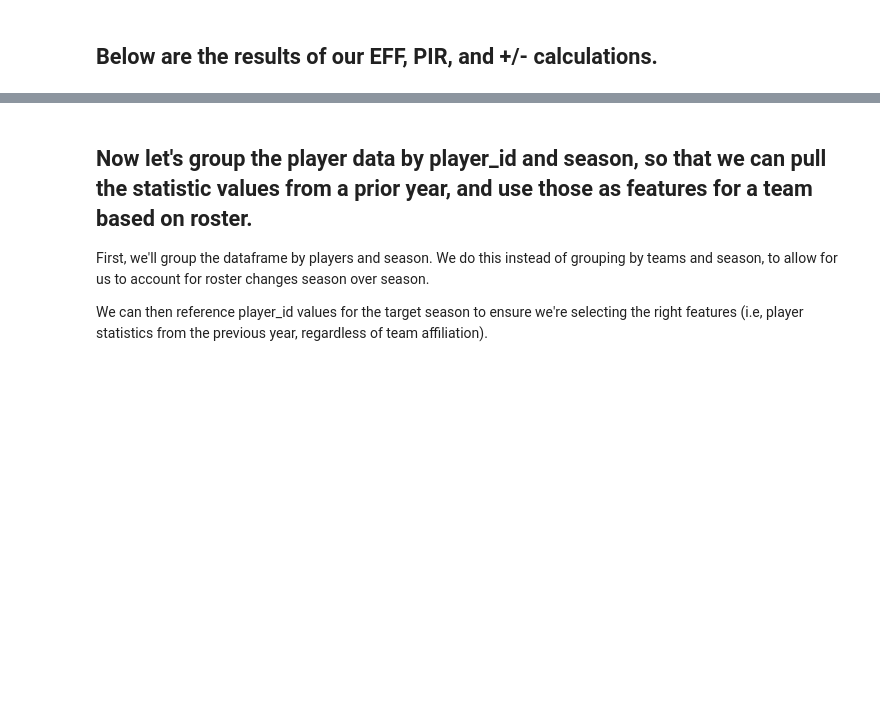
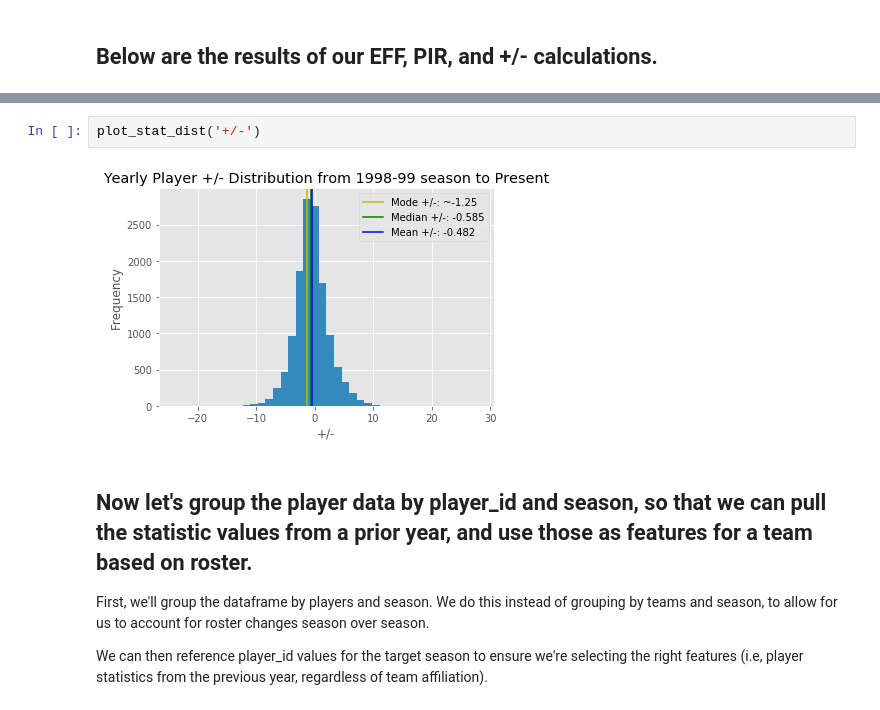
Before and after one commit to jangelchik/basketball_efficiency, a Jupyter notebook: data_and_plots.ipynb, the cells around one changed output, grey strips where cells are left out. Cells and saved outputs as stored; diff of their text form; blank space fills up the shorter version.

```diff
--- a/data_and_plots.ipynb
+++ b/data_and_plots.ipynb
@@ -262,3 +179,7 @@ ax.legend()
+# %%
+plot_stat_dist('+/-')
+# %% [output]
+[figure, added]
 # %% [markdown]
 ## Now let's group the player data by player_id and season, so that we can pull the statistic values from a prior year, and use those as features for a team based on roster.
 
```
Also changed, not shown: parts of 10 cells of this notebook.
